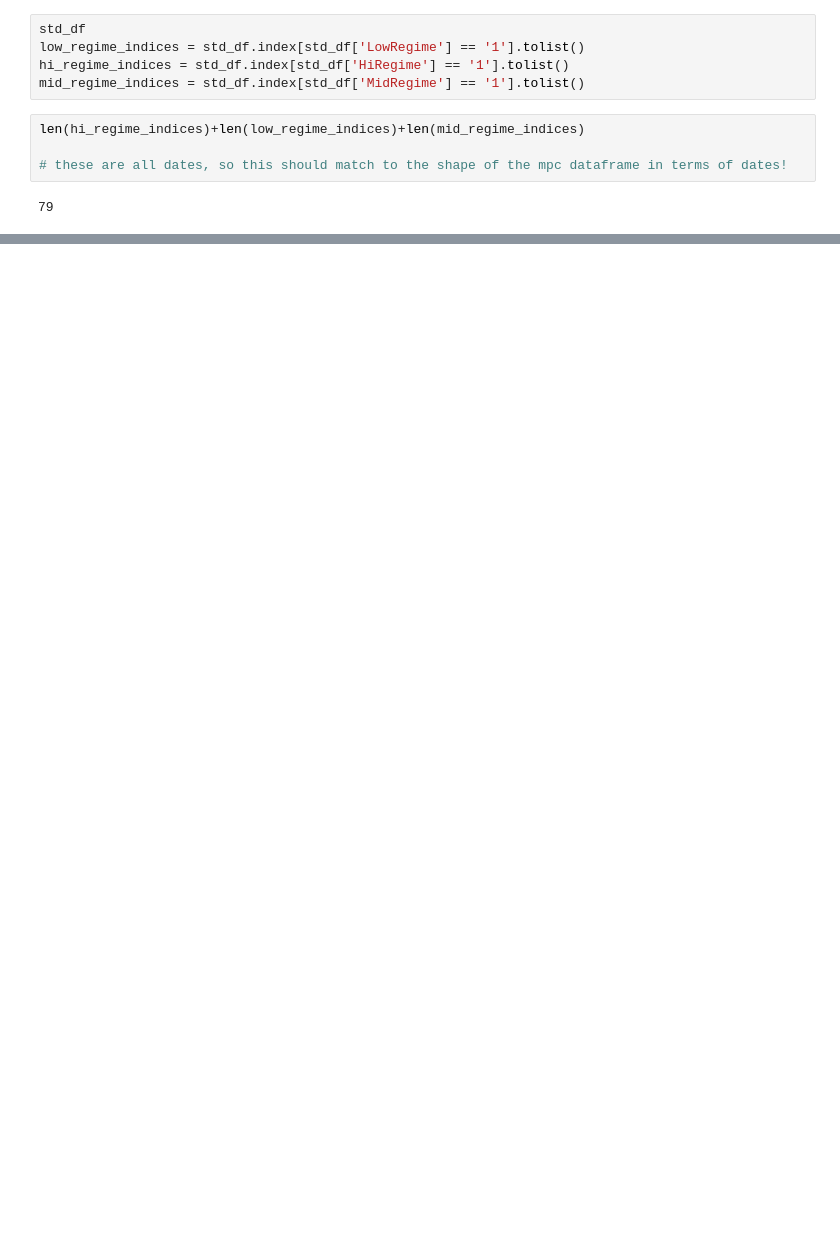
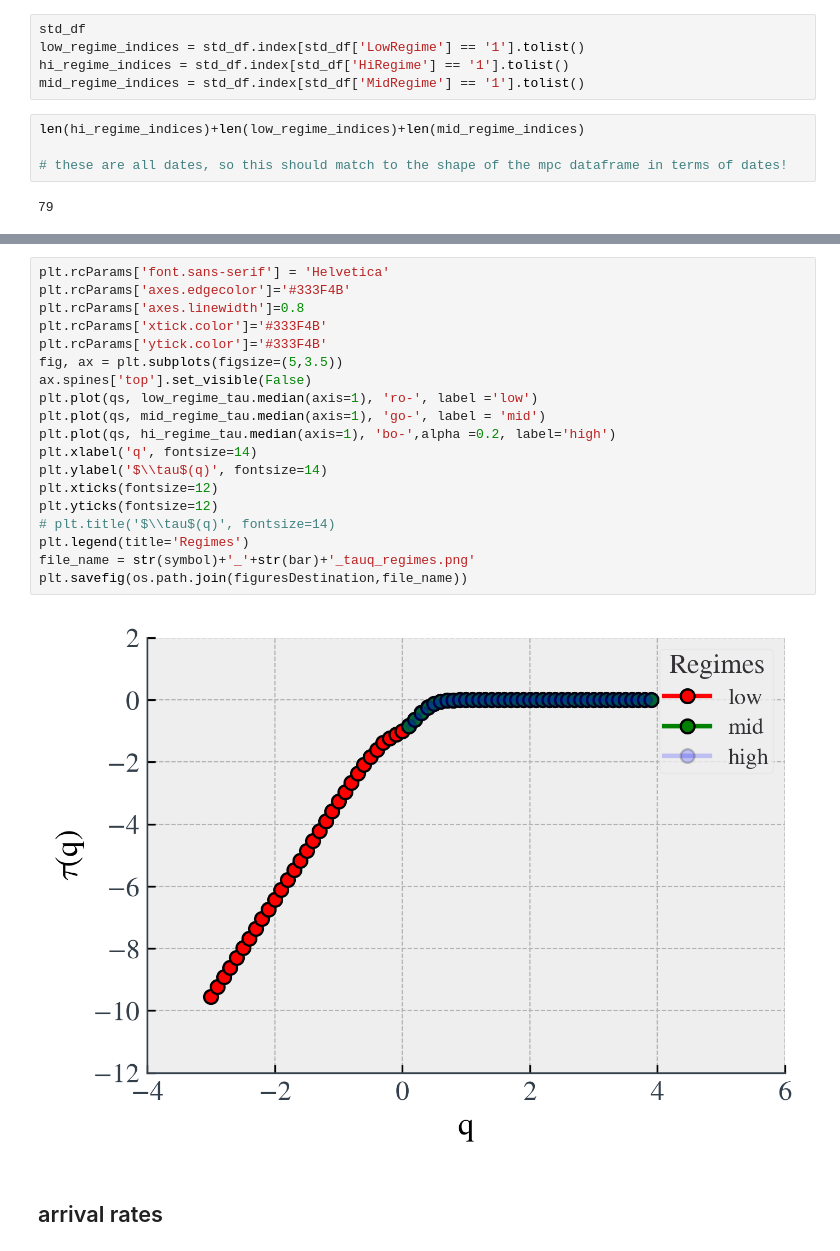
Before and after one commit to andreas-koukorinis/PaperCode, a Jupyter notebook: stylised_facts/Notebooks/regime-mfdfa.ipynb, the cells around one changed output, grey strips where cells are left out. Saved outputs shown, nothing was run; the diff lists cells and outputs as text; blank space fills up the shorter version.

```diff
--- a/stylised_facts/Notebooks/regime-mfdfa.ipynb
+++ b/stylised_facts/Notebooks/regime-mfdfa.ipynb
@@ -333,0 +415,23 @@ len(n)
+# %%
+plt.rcParams['font.sans-serif'] = 'Helvetica'
+plt.rcParams['axes.edgecolor']='#333F4B'
+plt.rcParams['axes.linewidth']=0.8
+plt.rcParams['xtick.color']='#333F4B'
+plt.rcParams['ytick.color']='#333F4B'
+fig, ax = plt.subplots(figsize=(5,3.5))
+ax.spines['top'].set_visible(False)
+plt.plot(qs, low_regime_tau.median(axis=1), 'ro-', label ='low')
+plt.plot(qs, mid_regime_tau.median(axis=1), 'go-', label = 'mid')
+plt.plot(qs, hi_regime_tau.median(axis=1), 'bo-',alpha =0.2, label='high')
+plt.xlabel('q', fontsize=14)
+plt.ylabel('$\\tau$(q)', fontsize=14)
+plt.xticks(fontsize=12)
+plt.yticks(fontsize=12)
+# plt.title('$\\tau$(q)', fontsize=14)
+plt.legend(title='Regimes')
+file_name = str(symbol)+'_'+str(bar)+'_tauq_regimes.png'
+plt.savefig(os.path.join(figuresDestination,file_name))
+# %% [output]
+[figure, added]
+# %% [markdown]
+## arrival rates
```
Also changed, not shown: parts of 59 cells of this notebook, 3 other files.
